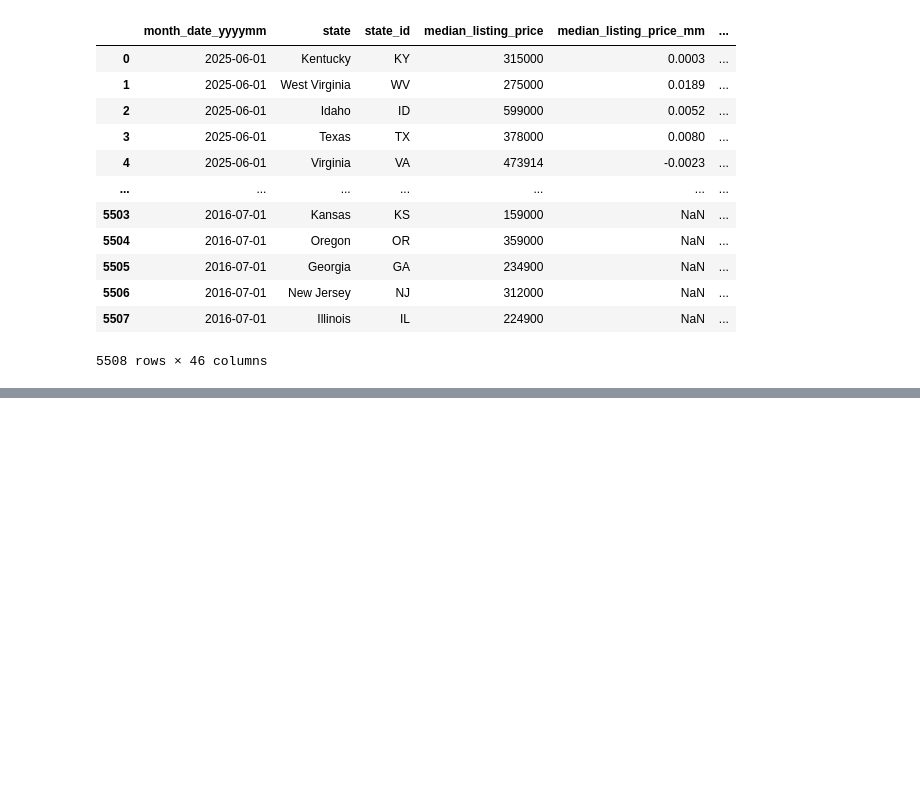
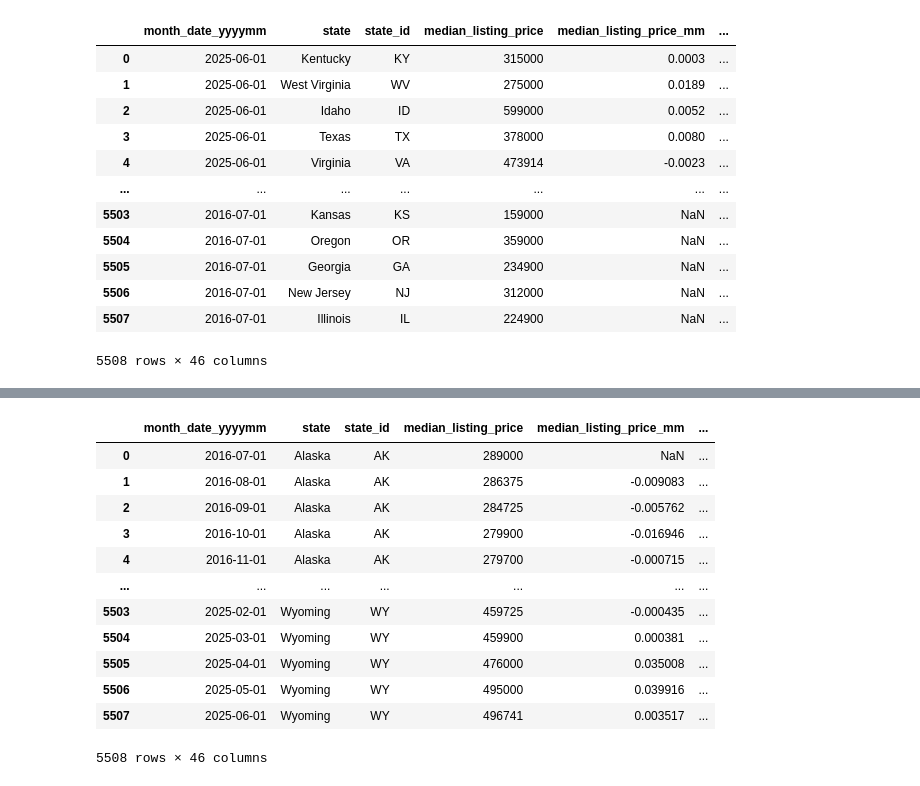
Before and after one commit to Real-Estate-Insight-Platform-Project/AI-ML-Services, a Jupyter notebook: forecasting engine/preprocessing.ipynb, the cells around one changed output, grey strips where cells are left out. Saved outputs shown, nothing was run; the diff lists cells and outputs as text; code cells hidden in the pictures; blank space fills up the shorter version.

```diff
--- a/forecasting engine/preprocessing.ipynb
+++ b/forecasting engine/preprocessing.ipynb
@@ -133,0 +154,47 @@ customDescription(state_history_df)
+# %%
+# Sort by state and month
+df = df.sort_values(["state_id", "month_date_yyyymm"])
+
+# Function to recompute MoM change for a column
+def recompute_mm(df, base_col, mm_col):
+    df[mm_col] = df.groupby("state_id")[base_col].pct_change()
+    return df
+# %%
+# You can loop over all *_mm cols systematically:
+base_to_mm = {
+    "median_listing_price": "median_listing_price_mm",
+    "active_listing_count": "active_listing_count_mm",
+    "median_days_on_market": "median_days_on_market_mm",
+    "new_listing_count": "new_listing_count_mm",
+    "price_increased_count": "price_increased_count_mm",
+    "price_increased_share": "price_increased_share_mm",
+    "price_reduced_count": "price_reduced_count_mm",
+    "price_reduced_share": "price_reduced_share_mm",
+    "pending_listing_count": "pending_listing_count_mm",
+    "median_listing_price_per_square_foot": "median_listing_price_per_square_foot_mm",
+    "median_square_feet": "median_square_feet_mm",
+    "average_listing_price": "average_listing_price_mm",
+    "total_listing_count": "total_listing_count_mm",
+    "pending_ratio": "pending_ratio_mm"
+}
+
+for base, mm in base_to_mm.items():
+    if base in df.columns and mm in df.columns:
+        df = recompute_mm(df, base, mm)
+# %%
+df.reset_index(drop=True, inplace=True)
+df
+# %% [output]
+|  | month_date_yyyymm | state | state_id | median_listing_price | median_listing_price_mm | ... |
+| 0 | 2016-07-01 | Alaska | AK | 289000 | NaN | ... |
+| 1 | 2016-08-01 | Alaska | AK | 286375 | -0.009083 | ... |
+| 2 | 2016-09-01 | Alaska | AK | 284725 | -0.005762 | ... |
+| 3 | 2016-10-01 | Alaska | AK | 279900 | -0.016946 | ... |
+| 4 | 2016-11-01 | Alaska | AK | 279700 | -0.000715 | ... |
+| ... | ... | ... | ... | ... | ... | ... |
+| 5503 | 2025-02-01 | Wyoming | WY | 459725 | -0.000435 | ... |
+| 5504 | 2025-03-01 | Wyoming | WY | 459900 | 0.000381 | ... |
+| 5505 | 2025-04-01 | Wyoming | WY | 476000 | 0.035008 | ... |
+| 5506 | 2025-05-01 | Wyoming | WY | 495000 | 0.039916 | ... |
+| 5507 | 2025-06-01 | Wyoming | WY | 496741 | 0.003517 | ... |
+5508 rows × 46 columns
```
Also changed, not shown: parts of 5 cells of this notebook.
